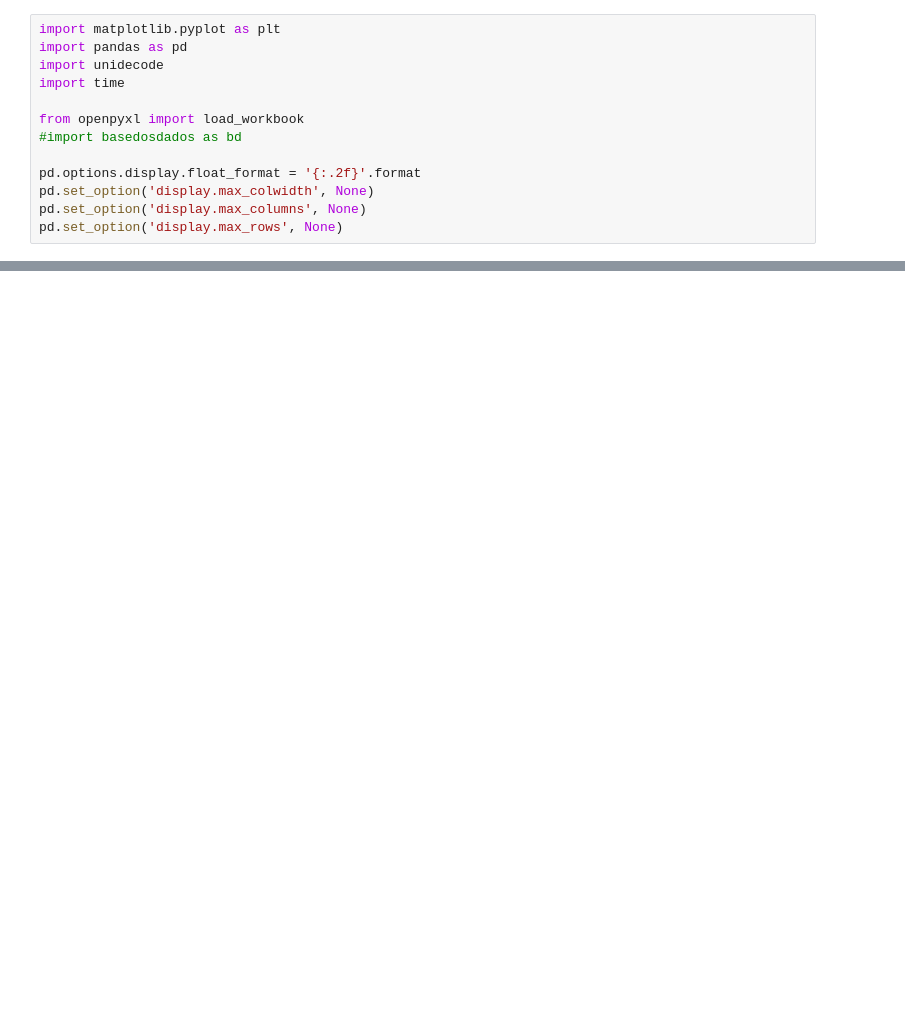
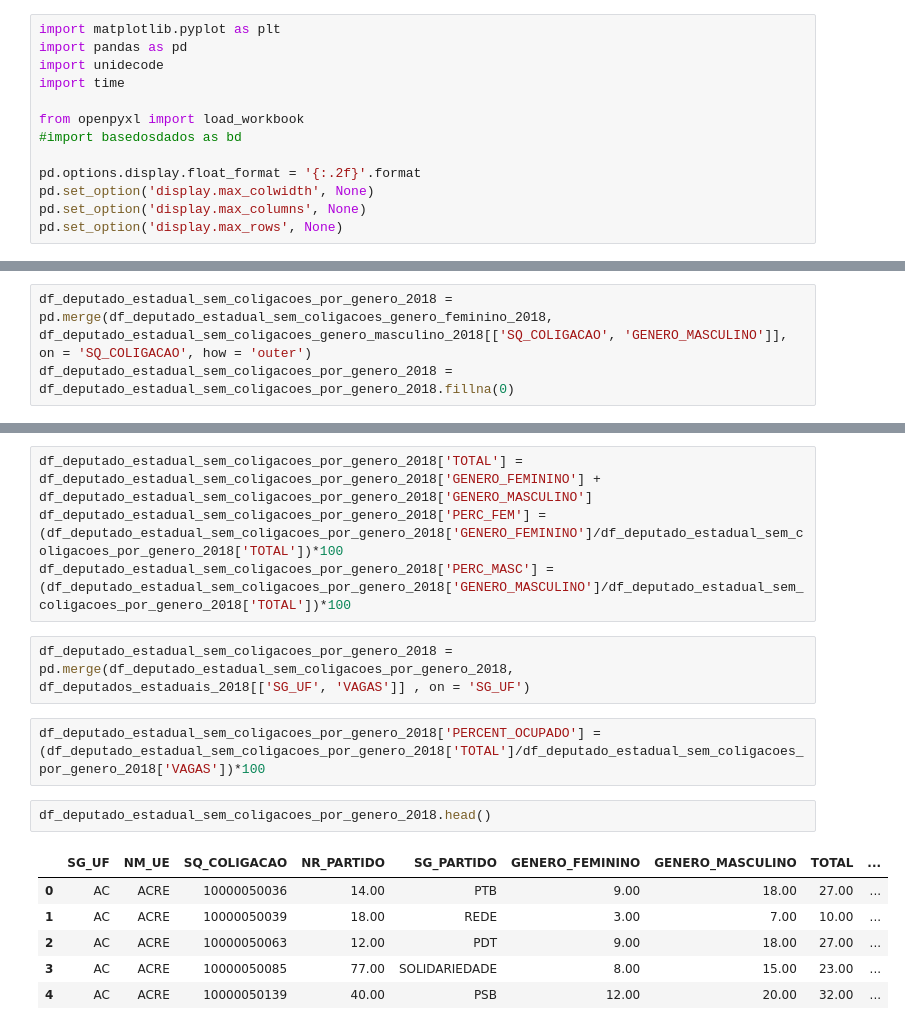
Before and after one commit to Cristiananc/consulta_candidaturas, a Jupyter notebook: Deputados Estaduais.ipynb, the cells around one changed output, grey strips where cells are left out. Saved outputs shown, nothing was run; the diff lists cells and outputs as text; blank space fills up the shorter version.

```diff
--- a/Deputados Estaduais.ipynb
+++ b/Deputados Estaduais.ipynb
@@ -316,0 +487,3 @@ df_vereador_sem_coligacoes_por_genero_2020.head()
+# %%
+df_deputado_estadual_sem_coligacoes_por_genero_2018 = pd.merge(df_deputado_estadual_sem_coligacoes_genero_feminino_2018, df_deputado_estadual_sem_coligacoes_genero_masculino_2018[['SQ_COLIGACAO', 'GENERO_MASCULINO']], on = 'SQ_COLIGACAO', how = 'outer')
+df_deputado_estadual_sem_coligacoes_por_genero_2018 = df_deputado_estadual_sem_coligacoes_por_genero_2018.fillna(0)
@@ -316,0 +499,17 @@ df_vereador_sem_coligacoes_por_genero_2020.head()
+# %%
+df_deputado_estadual_sem_coligacoes_por_genero_2018['TOTAL'] = df_deputado_estadual_sem_coligacoes_por_genero_2018['GENERO_FEMININO'] + df_deputado_estadual_sem_coligacoes_por_genero_2018['GENERO_MASCULINO']
+df_deputado_estadual_sem_coligacoes_por_genero_2018['PERC_FEM'] = (df_deputado_estadual_sem_coligacoes_por_genero_2018['GENERO_FEMININO']/df_deputado_estadual_sem_coligacoes_por_genero_2018['TOTAL'])*100
+df_deputado_estadual_sem_coligacoes_por_genero_2018['PERC_MASC'] = (df_deputado_estadual_sem_coligacoes_por_genero_2018['GENERO_MASCULINO']/df_deputado_estadual_sem_coligacoes_por_genero_2018['TOTAL'])*100
+# %%
+df_deputado_estadual_sem_coligacoes_por_genero_2018 = pd.merge(df_deputado_estadual_sem_coligacoes_por_genero_2018, df_deputados_estaduais_2018[['SG_UF', 'VAGAS']] , on = 'SG_UF')
+# %%
+df_deputado_estadual_sem_coligacoes_por_genero_2018['PERCENT_OCUPADO'] = (df_deputado_estadual_sem_coligacoes_por_genero_2018['TOTAL']/df_deputado_estadual_sem_coligacoes_por_genero_2018['VAGAS'])*100
+# %%
+df_deputado_estadual_sem_coligacoes_por_genero_2018.head()
+# %% [output]
+|  | SG_UF | NM_UE | SQ_COLIGACAO | NR_PARTIDO | SG_PARTIDO | GENERO_FEMININO | GENERO_MASCULINO | TOTAL | ... |
+| 0 | AC | ACRE | 10000050036 | 14.00 | PTB | 9.00 | 18.00 | 27.00 | ... |
+| 1 | AC | ACRE | 10000050039 | 18.00 | REDE | 3.00 | 7.00 | 10.00 | ... |
+| 2 | AC | ACRE | 10000050063 | 12.00 | PDT | 9.00 | 18.00 | 27.00 | ... |
+| 3 | AC | ACRE | 10000050085 | 77.00 | SOLIDARIEDADE | 8.00 | 15.00 | 23.00 | ... |
+| 4 | AC | ACRE | 10000050139 | 40.00 | PSB | 12.00 | 20.00 | 32.00 | ... |
```
Also changed, not shown: parts of 130 cells of this notebook, 2 other files.
